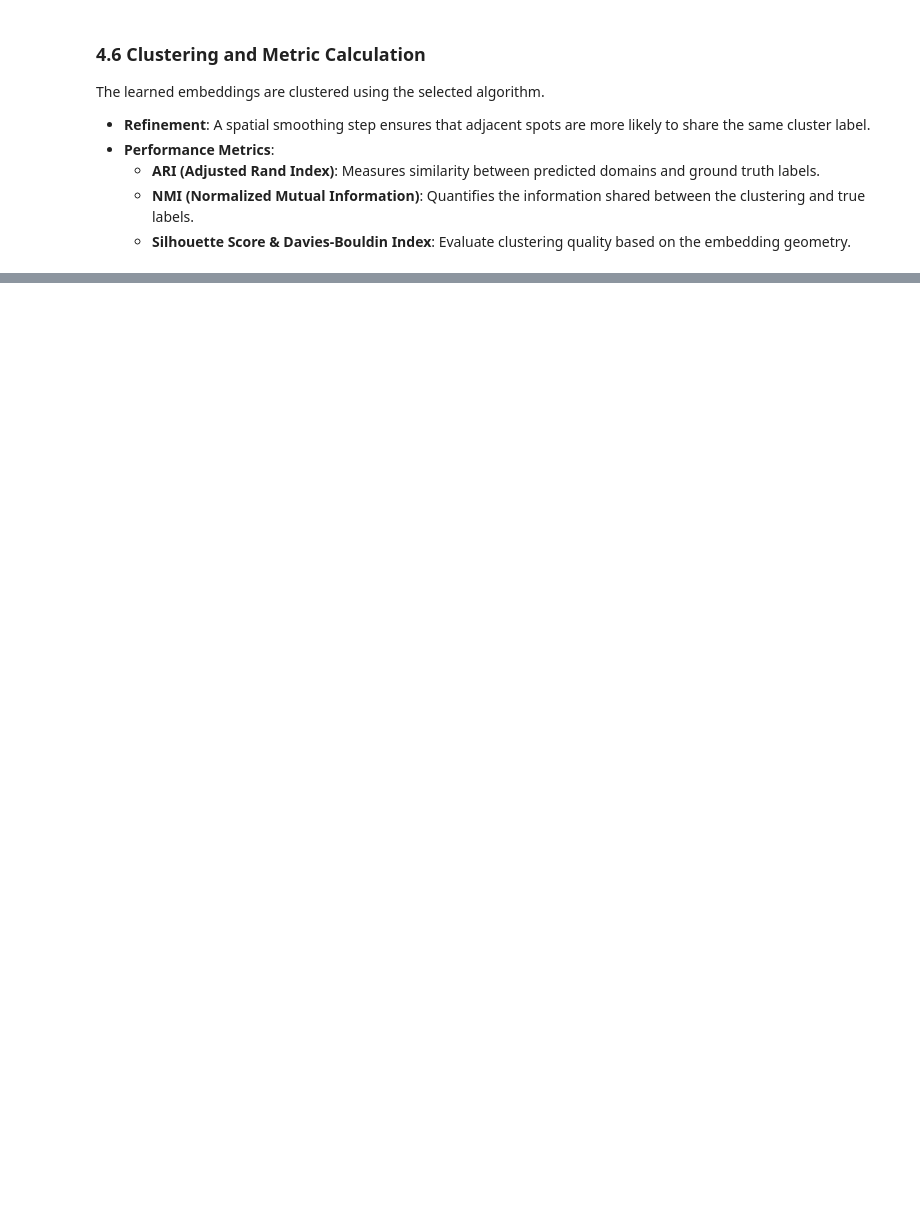
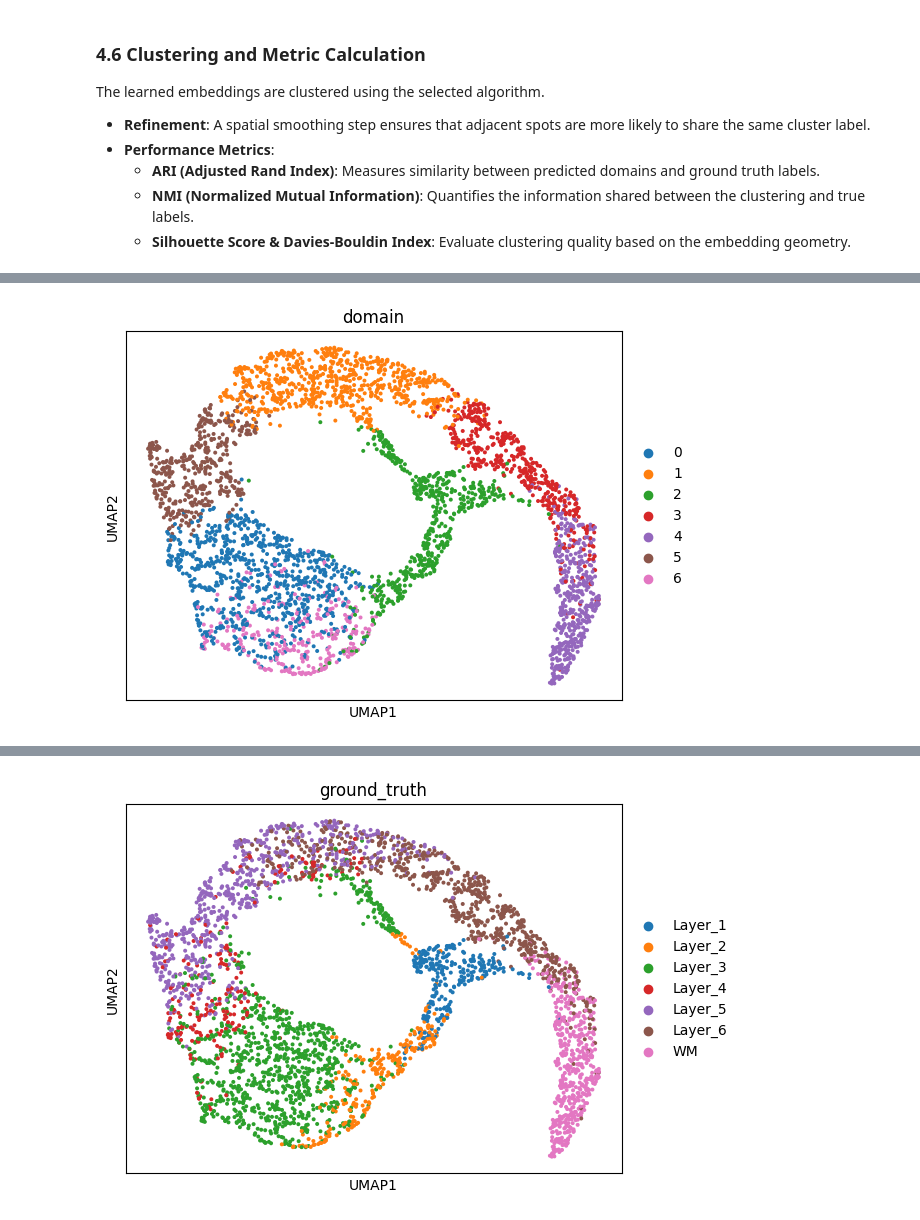
Before and after one commit to Guminola/STAGM, a Jupyter notebook: STAGM.ipynb, the cells around one changed output, grey strips where cells are left out. Cells and saved outputs as stored; diff of their text form; code cells hidden in the pictures; blank space fills up the shorter version.

```diff
--- a/STAGM.ipynb
+++ b/STAGM.ipynb
@@ -386,15 +405,6 @@ The `STAGM` class manages the interaction between data, the neural network archi
 
 *   **Visualization**: Provides built-in methods to plot spatial embeddings (UMAP), batch effects, and spatial domain maps on tissue images.
 # %%
-import argparse
-from time import perf_counter
-
-import torch.nn as nn
-import tqdm
-from sklearn.cluster import KMeans
-from torch_geometric.nn import GCNConv
-
-
 def generate_pseudo_labels(img_emb: np.ndarray, n_clusters: int = 300) -> torch.Tensor:
     kmeans = KMeans(n_clusters=n_clusters, random_state=0).fit(img_emb)
     pseudo_labels = kmeans.labels_
@@ -527,7 +537,7 @@ class STAGM:
         train_start = perf_counter()
 
         print("=== train ===")
-        for _ in tqdm.tqdm(range(1, self.num_epochs + 1), bar_format=self.bar_format):
+        for _ in tqdm(range(1, self.num_epochs + 1), bar_format=self.bar_format):
             self.model.train()
             self.optimizer.zero_grad()
             edge_index_1 = multiple_dropout_average(
@@ -696,6 +706,7 @@ class STAGM:
             median_ILISI = np.median(ILISI)
             print(f"Median ILISI: {median_ILISI:.2f}")
 
+
     def draw_spatial(self, p=""):
         sc.pl.spatial(
             self.adata,
@@ -706,6 +717,7 @@ class STAGM:
             save=p + str(self.args.slide) + ".png",
         )
 
+
     def draw_single_spatial(self):
         sc.pl.embedding(
             self.adata,
@@ -714,6 +726,7 @@ class STAGM:
             size=100,
             save=str(self.args.slide) + ".png",
         )
+
 
     def draw_umap(self):
         print("start umap")
@@ -725,12 +738,12 @@ class STAGM:
             show=True,
             save=str(self.args.slide) + "domain.pdf",
         )
-        sc.pl.umap(
-            self.adata,
-            color="batch",
-            show=True,
-            save=str(self.args.slide) + "_batch.pdf",
-        )
+        # sc.pl.umap(
+        #     self.adata,
+        #     color="batch",
+        #     show=True,
+        #     save=str(self.args.slide) + "_batch.pdf",
+        # )
         if self.args.label == True:
             sc.pl.umap(
                 self.adata,
@@ -739,6 +752,7 @@ class STAGM:
                 save=str(self.args.slide) + "_label.pdf",
             )
 
+
     def draw_horizontal(self):
         adata_batch_0 = self.adata[self.adata.obs["batch"] == "0", :]
         sc.pl.embedding(adata_batch_0, basis="spatial", color="domain", save="0.png")
@@ -1608,6 +1603,7 @@ class dataset_config:
     slide: str
     config_file: str
     label: bool
+    file_list: list[str]
 # %%
 # Initialize the model configuration with the specified parameters
 model_config = model_config(
@@ -1621,7 +1617,7 @@ model_config = model_config(
     drop_feature_rate_1=0.1,
     drop_feature_rate_2=0.2,
     tau=35,
-    num_epochs=300,
+    num_epochs=100,
     weight_decay=1e-05,
     num_clusters=7,
     num_gene=3000,
@@ -1637,7 +1633,11 @@ model_config = model_config(
 
 # Initialize the dataset configuration with the specified parameters
 args = dataset_config(
-    dataset="DLPFC", slide="151673", config_file="train_img_config.yaml", label=True
+    dataset="DLPFC",
+    slide="151673",
+    config_file="train_img_config.yaml",
+    label=True,
+    file_list=None
 )
 
 
@@ -1717,0 +1767,3 @@ stagm.draw_spatial()
+# %%
+stagm.draw_umap()
+# %% [output]
@@ -1717,0 +1772 @@ stagm.draw_spatial()
+[figure, added]
@@ -1717,0 +1774 @@ stagm.draw_spatial()
+[figure, added]
```
Also changed, not shown: parts of 20 cells of this notebook, 13 other files.
